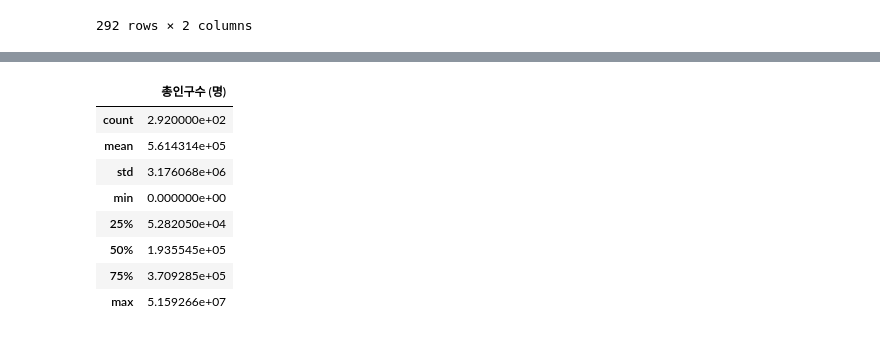
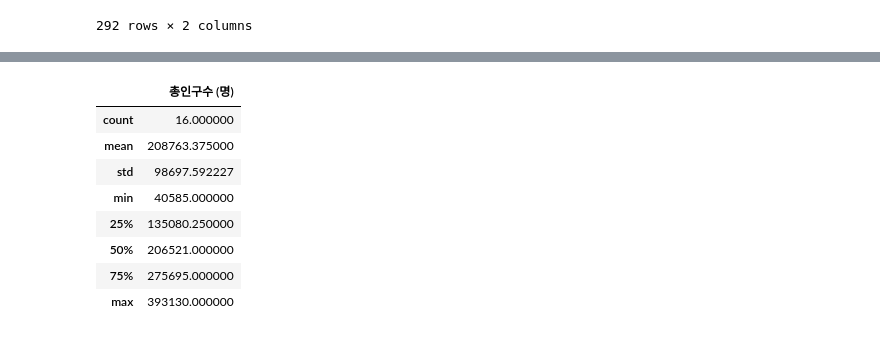
Before and after one commit to jhparkland/Green-Car-Charging-Station-Site-Selection, a Jupyter notebook: Notebook/GVCS/GVCS.ipynb, the cells around one changed output, grey strips where cells are left out. Cells and saved outputs as stored; diff of their text form; code cells hidden in the pictures.

```diff
--- a/Notebook/GVCS/GVCS.ipynb
+++ b/Notebook/GVCS/GVCS.ipynb
@@ -584,0 +585,5 @@ memory usage: 4.7+ KB
+# %%
+df_busan_people = df_people[28:44].sort_values('행정구역(시군구)별')
+df_busan_people.set_index('행정구역(시군구)별',inplace=True)
+df_busan_people['총인구수 (명)'] = df_busan_people['총인구수 (명)'].astype(float)
+df_busan_people
@@ -585,12 +609,12 @@ memory usage: 4.7+ KB
 # %%
-df_people.describe()
+df_busan_people.describe()
 # %% [output]
 |  | 총인구수 (명) |
-| count | 2.920000e+02 |
-| mean | 5.614314e+05 |
-| std | 3.176068e+06 |
-| min | 0.000000e+00 |
-| 25% | 5.282050e+04 |
-| 50% | 1.935545e+05 |
-| 75% | 3.709285e+05 |
-| max | 5.159266e+07 |
+| count | 16.000000 |
+| mean | 208763.375000 |
+| std | 98697.592227 |
+| min | 40585.000000 |
+| 25% | 135080.250000 |
+| 50% | 206521.000000 |
+| 75% | 275695.000000 |
+| max | 393130.000000 |
```
Also changed, not shown: parts of 73 cells of this notebook, 6 other files.
